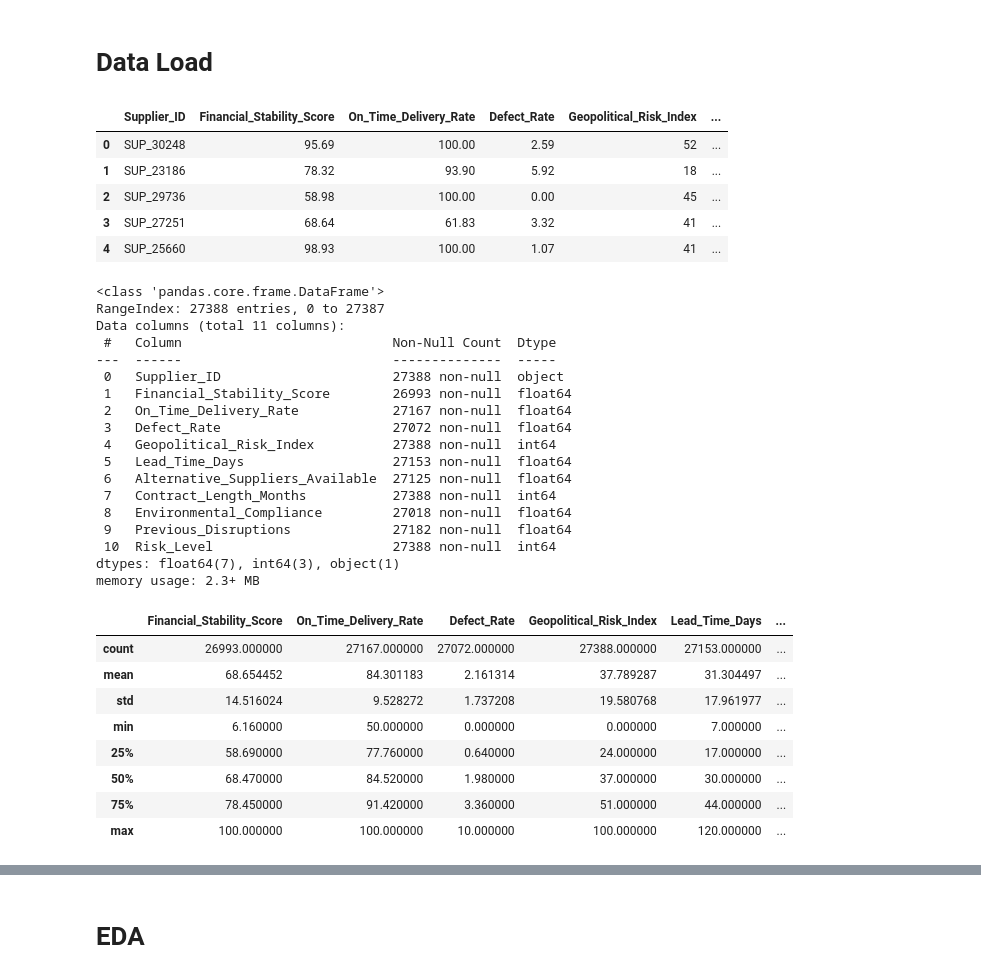
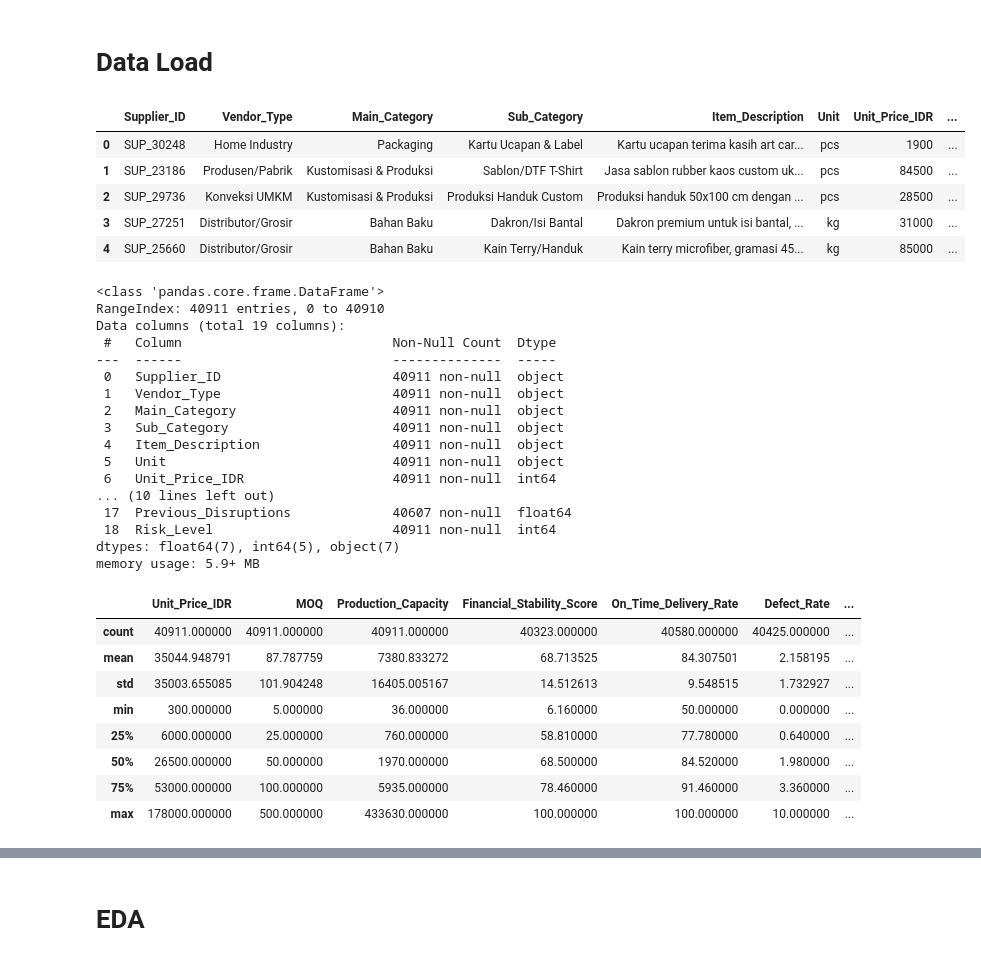
Before and after one commit to vihaikel/Capstone-Project---VendAI, a Jupyter notebook: notebooks/01_eda_data_quality.ipynb, the cells around one changed output, grey strips where cells are left out. Cells and saved outputs as stored; diff of their text form; code cells hidden in the pictures.

```diff
--- a/notebooks/01_eda_data_quality.ipynb
+++ b/notebooks/01_eda_data_quality.ipynb
@@ -9,46 +9,45 @@ import matplotlib.pyplot as plt
 # %% [markdown]
 # Data Load
 # %%
-df = pd.read_csv('../data/raw/supplier_risk_dataset.csv')
+df = pd.read_csv('../data/raw/souvenir_vendor_dataset.csv')
 
 df.head()
 # %% [output]
-|  | Supplier_ID | Financial_Stability_Score | On_Time_Delivery_Rate | Defect_Rate | Geopolitical_Risk_Index | ... |
-| 0 | SUP_30248 | 95.69 | 100.00 | 2.59 | 52 | ... |
-| 1 | SUP_23186 | 78.32 | 93.90 | 5.92 | 18 | ... |
-| 2 | SUP_29736 | 58.98 | 100.00 | 0.00 | 45 | ... |
-| 3 | SUP_27251 | 68.64 | 61.83 | 3.32 | 41 | ... |
-| 4 | SUP_25660 | 98.93 | 100.00 | 1.07 | 41 | ... |
+|  | Supplier_ID | Vendor_Type | Main_Category | Sub_Category | Item_Description | Unit | Unit_Price_IDR | ... |
+| 0 | SUP_30248 | Home Industry | Packaging | Kartu Ucapan & Label | Kartu ucapan terima kasih art car... | pcs | 1900 | ... |
+| 1 | SUP_23186 | Produsen/Pabrik | Kustomisasi & Produksi | Sablon/DTF T-Shirt | Jasa sablon rubber kaos custom uk... | pcs | 84500 | ... |
+| 2 | SUP_29736 | Konveksi UMKM | Kustomisasi & Produksi | Produksi Handuk Custom | Produksi handuk 50x100 cm dengan ... | pcs | 28500 | ... |
+| 3 | SUP_27251 | Distributor/Grosir | Bahan Baku | Dakron/Isi Bantal | Dakron premium untuk isi bantal, ... | kg | 31000 | ... |
+| 4 | SUP_25660 | Distributor/Grosir | Bahan Baku | Kain Terry/Handuk | Kain terry microfiber, gramasi 45... | kg | 85000 | ... |
 # %%
 df.info()
 # %% [output]
 <class 'pandas.core.frame.DataFrame'>
-RangeIndex: 27388 entries, 0 to 27387
-Data columns (total 11 columns):
+RangeIndex: 40911 entries, 0 to 40910
+Data columns (total 19 columns):
  #   Column                           Non-Null Count  Dtype
 ---  ------                           --------------  -----
- 0   Supplier_ID                      27388 non-null  object
- 1   Financial_Stability_Score        26993 non-null  float64
- 2   On_Time_Delivery_Rate            27167 non-null  float64
- 3   Defect_Rate                      27072 non-null  float64
- 4   Geopolitical_Risk_Index          27388 non-null  int64
- 5   Lead_Time_Days                   27153 non-null  float64
- 6   Alternative_Suppliers_Available  27125 non-null  float64
- 7   Contract_Length_Months           27388 non-null  int64
- 8   Environmental_Compliance         27018 non-null  float64
- 9   Previous_Disruptions             27182 non-null  float64
- 10  Risk_Level                       27388 non-null  int64
-dtypes: float64(7), int64(3), object(1)
-memory usage: 2.3+ MB
+ 0   Supplier_ID                      40911 non-null  object
+ 1   Vendor_Type                      40911 non-null  object
+ 2   Main_Category                    40911 non-null  object
+ 3   Sub_Category                     40911 non-null  object
+ 4   Item_Description                 40911 non-null  object
+ 5   Unit                             40911 non-null  object
+ 6   Unit_Price_IDR                   40911 non-null  int64
+... (10 lines left out)
+ 17  Previous_Disruptions             40607 non-null  float64
+ 18  Risk_Level                       40911 non-null  int64
+dtypes: float64(7), int64(5), object(7)
+memory usage: 5.9+ MB
 # %%
 df.describe()
 # %% [output]
-|  | Financial_Stability_Score | On_Time_Delivery_Rate | Defect_Rate | Geopolitical_Risk_Index | Lead_Time_Days | ... |
-| count | 26993.000000 | 27167.000000 | 27072.000000 | 27388.000000 | 27153.000000 | ... |
-| mean | 68.654452 | 84.301183 | 2.161314 | 37.789287 | 31.304497 | ... |
-| std | 14.516024 | 9.528272 | 1.737208 | 19.580768 | 17.961977 | ... |
-| min | 6.160000 | 50.000000 | 0.000000 | 0.000000 | 7.000000 | ... |
-| 25% | 58.690000 | 77.760000 | 0.640000 | 24.000000 | 17.000000 | ... |
-| 50% | 68.470000 | 84.520000 | 1.980000 | 37.000000 | 30.000000 | ... |
-| 75% | 78.450000 | 91.420000 | 3.360000 | 51.000000 | 44.000000 | ... |
-| max | 100.000000 | 100.000000 | 10.000000 | 100.000000 | 120.000000 | ... |
+|  | Unit_Price_IDR | MOQ | Production_Capacity | Financial_Stability_Score | On_Time_Delivery_Rate | Defect_Rate | ... |
+| count | 40911.000000 | 40911.000000 | 40911.000000 | 40323.000000 | 40580.000000 | 40425.000000 | ... |
+| mean | 35044.948791 | 87.787759 | 7380.833272 | 68.713525 | 84.307501 | 2.158195 | ... |
+| std | 35003.655085 | 101.904248 | 16405.005167 | 14.512613 | 9.548515 | 1.732927 | ... |
+| min | 300.000000 | 5.000000 | 36.000000 | 6.160000 | 50.000000 | 0.000000 | ... |
+| 25% | 6000.000000 | 25.000000 | 760.000000 | 58.810000 | 77.780000 | 0.640000 | ... |
+| 50% | 26500.000000 | 50.000000 | 1970.000000 | 68.500000 | 84.520000 | 1.980000 | ... |
+| 75% | 53000.000000 | 100.000000 | 5935.000000 | 78.460000 | 91.460000 | 3.360000 | ... |
+| max | 178000.000000 | 500.000000 | 433630.000000 | 100.000000 | 100.000000 | 10.000000 | ... |
```
Also changed, not shown: parts of 21 cells of this notebook, 7 other files.
